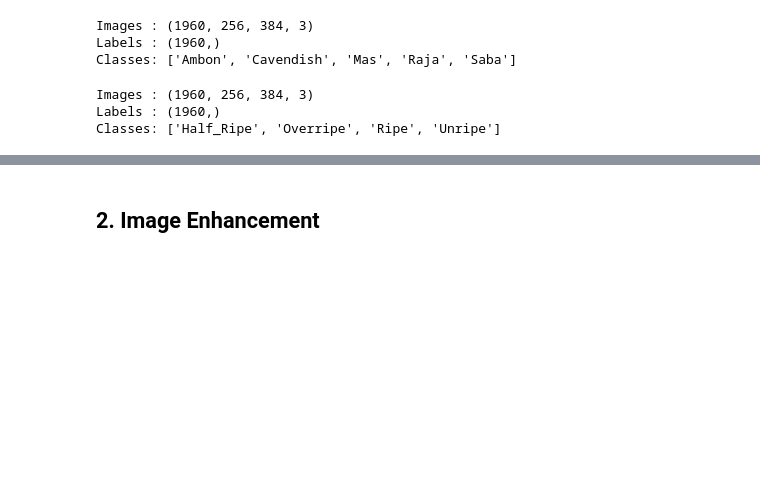
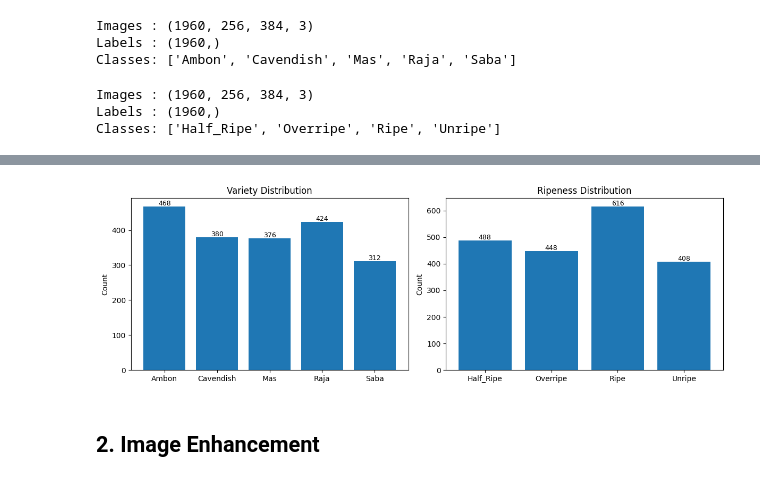
Before and after one commit to Plumz17/PP_FinalProject2, a Jupyter notebook: PP_FinalProject2.ipynb, the cells around one changed output, grey strips where cells are left out. Saved outputs shown, nothing was run; the diff lists cells and outputs as text; code cells hidden in the pictures; blank space fills up the shorter version.

```diff
--- a/PP_FinalProject2.ipynb
+++ b/PP_FinalProject2.ipynb
@@ -22,6 +27,16 @@ import seaborn as sns
 from tqdm import tqdm
 from skimage.feature import local_binary_pattern, graycomatrix, graycoprops, hog
 from mahotas.features import zernike_moments
+# %%
+# Initialize Important Variables
+RANDOM_SEED = 42
+random.seed(RANDOM_SEED)
+np.random.seed(RANDOM_SEED)
+
+MODELS_DIR  = "/content/models"
+RESULTS_DIR = "/content/results"
+os.makedirs(MODELS_DIR,  exist_ok=True)
+os.makedirs(RESULTS_DIR, exist_ok=True)
 # %%
 # Import Dataset
 URL = "https://data.mendeley.com/public-api/zip/h6n5srjjyw/download/1"
@@ -172,3 +201,22 @@ np.int64(3)
+# %%
+fig, axes = plt.subplots(1, 2, figsize=(12, 4))
+
+for ax, labels, class_names, title in [
+  (axes[0], variety_labels,  variety_class_names,  "Variety Distribution"),
+  (axes[1], ripeness_labels, ripeness_class_names, "Ripeness Distribution"),
+]:
+  counts = [list(labels).count(i) for i in range(len(class_names))]
+  ax.bar(class_names, counts)
+  ax.set_title(title)
+  ax.set_ylabel("Count")
+  for i, c in enumerate(counts):
+    ax.text(i, c + 3, str(c), ha='center', fontsize=9)
+
+plt.tight_layout()
+plt.savefig(os.path.join(RESULTS_DIR, "class_distribution.png"), dpi=150)
+plt.show()
+# %% [output]
+[figure, added]
 # %% [markdown]
 ## 2. Image Enhancement
 # %%
```
Also changed, not shown: parts of 26 cells of this notebook.
